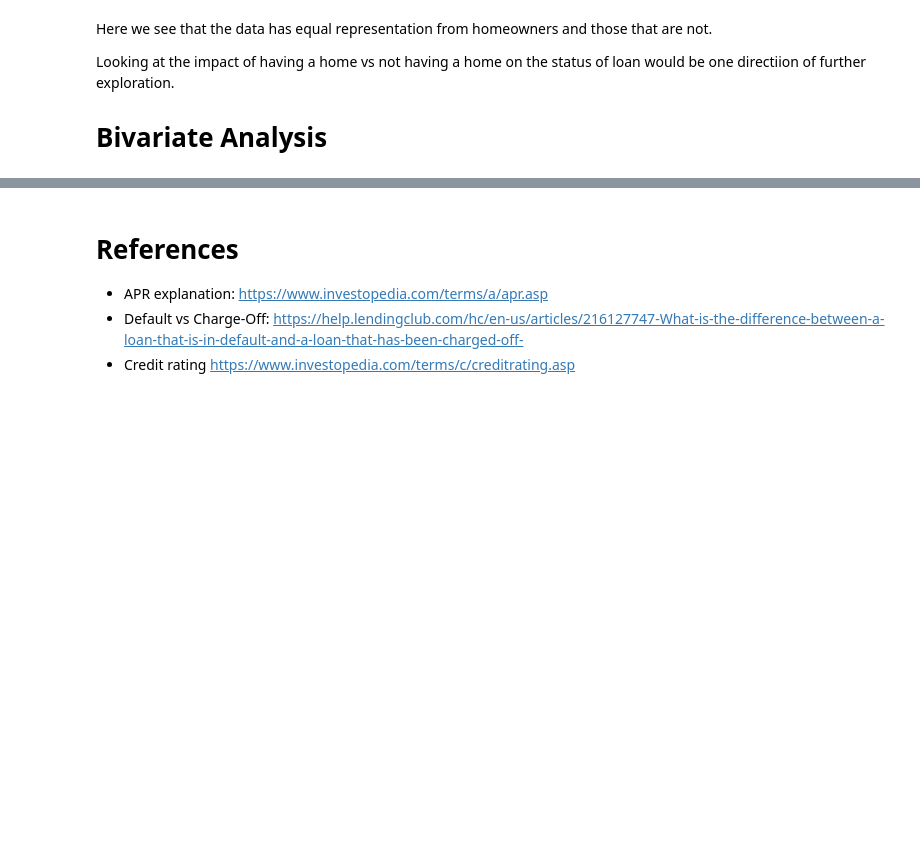
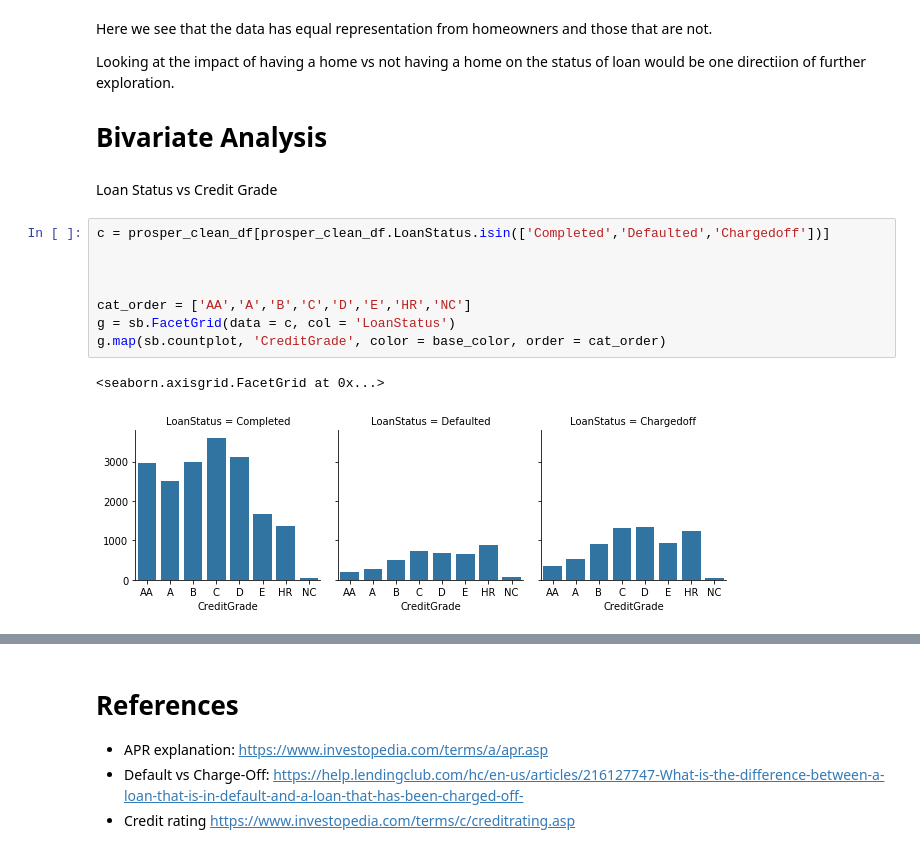
Before and after one commit to rashokanand/explore_prosper_loan_data, a Jupyter notebook: exploration_notebook.ipynb, the cells around one changed output, grey strips where cells are left out. Cells and saved outputs as stored; diff of their text form; blank space fills up the shorter version.

Commit message:
feat: Credit grade vs default and chargeoff

```diff
--- a/exploration_notebook.ipynb
+++ b/exploration_notebook.ipynb
@@ -325,3 +325,16 @@ Here we see that the data has equal representation from homeowners and those tha
 
 Looking at the impact of having a home vs not having a home on the status of loan would be one directiion of further exploration.
 # Bivariate Analysis
+# %% [markdown]
+Loan Status vs Credit Grade
+# %%
+c = prosper_clean_df[prosper_clean_df.LoanStatus.isin(['Completed','Defaulted','Chargedoff'])]
+
+
+
+cat_order = ['AA','A','B','C','D','E','HR','NC']
+g = sb.FacetGrid(data = c, col = 'LoanStatus')
+g.map(sb.countplot, 'CreditGrade', color = base_color, order = cat_order)
+# %% [output]
+<seaborn.axisgrid.FacetGrid at 0x...>
+[figure, added]
```
Also changed, not shown: parts of 4 cells of this notebook.
